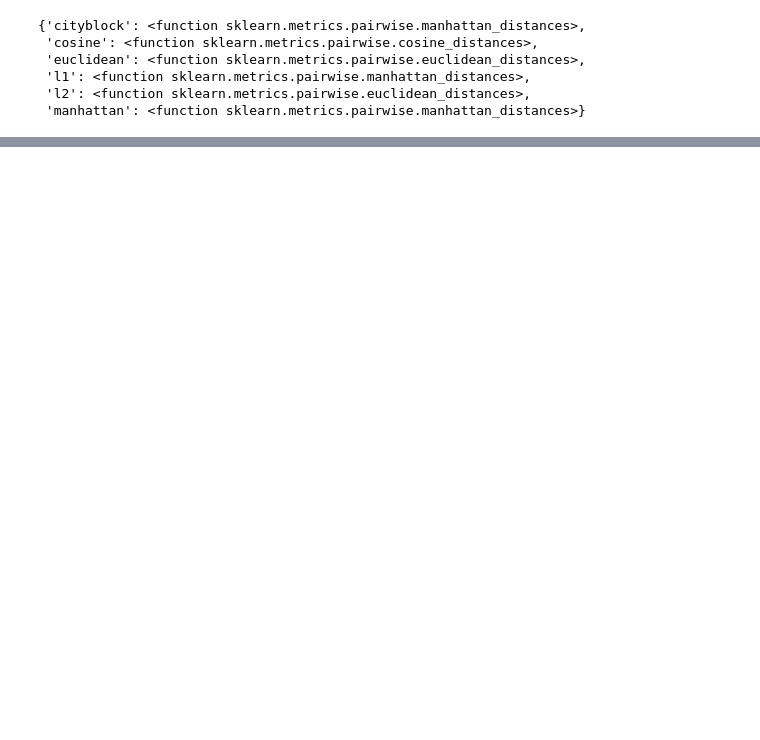
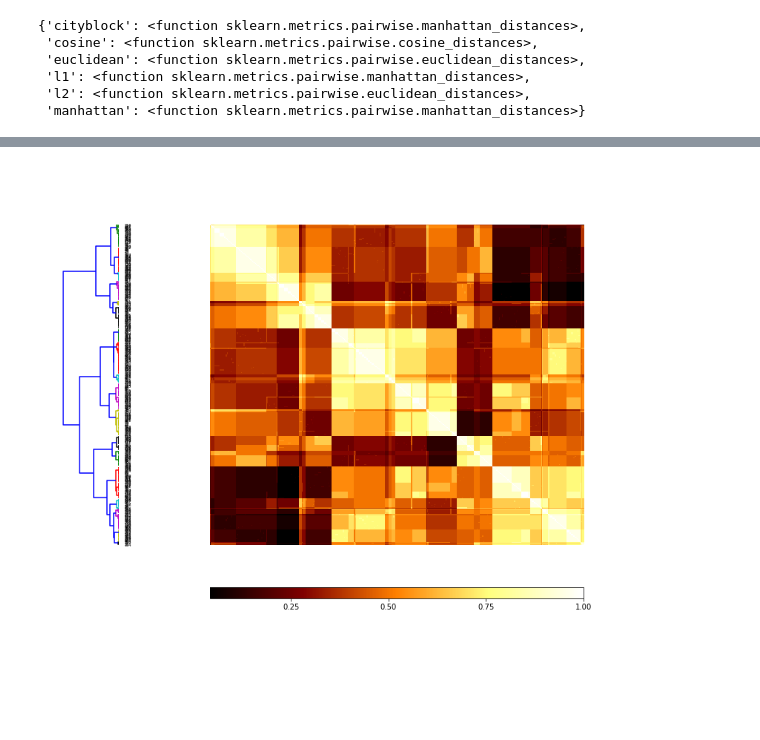
Before and after one commit to NaegleLab/OpenEnsembles, a Jupyter notebook: examples/Example_DistanceMetrics.ipynb, the cells around one changed output, grey strips where cells are left out. Drawn from its saved outputs; the diff is of its cells as text; code cells hidden in the pictures; blank space fills up the shorter version.

```diff
--- a/examples/Example_DistanceMetrics.ipynb
+++ b/examples/Example_DistanceMetrics.ipynb
@@ -111,0 +130,5 @@ c_linkage = c.finish_co_occ_linkage(threshold, linkage='average')
+# %%
+coMat = c.co_occurrence_matrix('parent')
+coMat.plot(linkage='ward')
+# %% [output]
+[figure, added]
```
Also changed, not shown: parts of 11 cells of this notebook.
